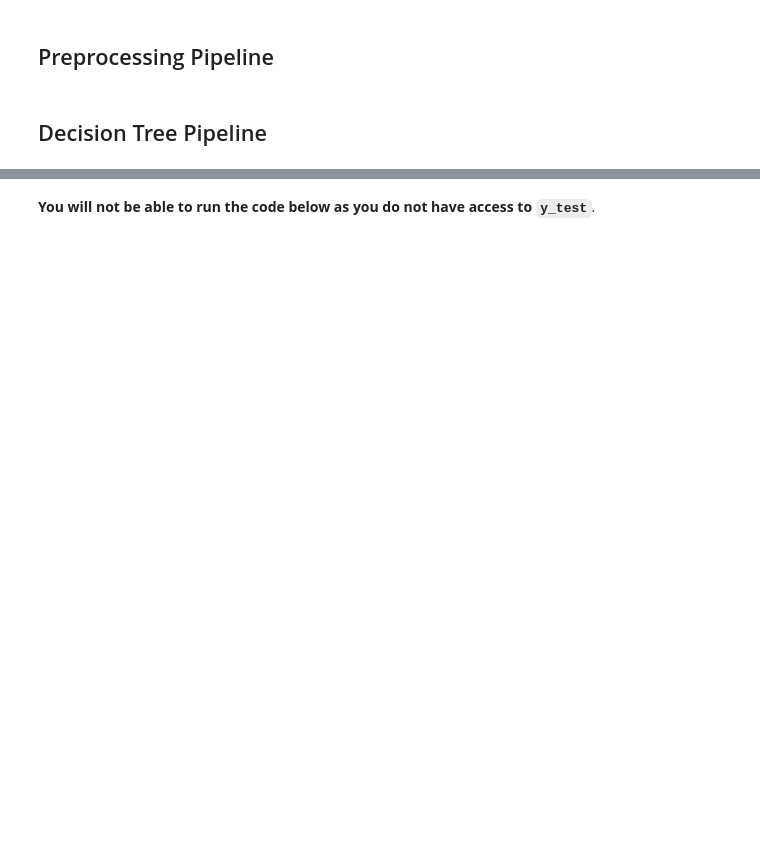
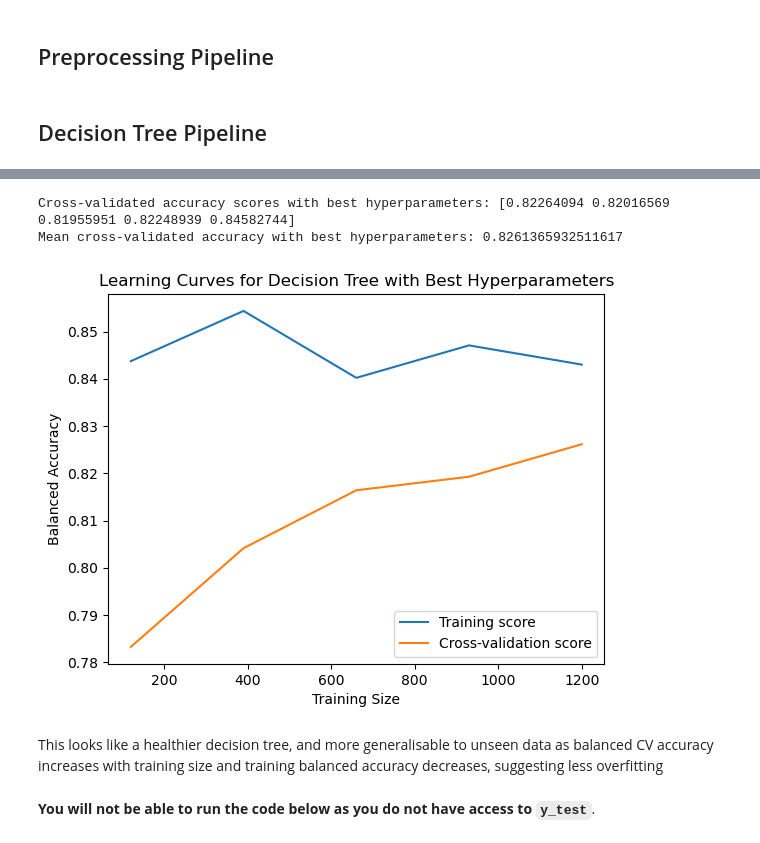
Before and after one commit to LillWawrence/healthcare_formative, a Jupyter notebook: Formative Data Analysis Task.ipynb, the cells around one changed output, grey strips where cells are left out. Drawn from its saved outputs; the diff is of its cells as text; code cells hidden in the pictures; blank space fills up the shorter version.

```diff
--- a/Formative Data Analysis Task.ipynb
+++ b/Formative Data Analysis Task.ipynb
@@ -134,0 +170,18 @@ decision_tree_pipeline = make_pipeline(
+# %%
+# random search to find optimal decision tree hyperparameters
+from sklearn.model_selection import RandomizedSearchCV
+
+param_dist = {
+    'decisiontreeclassifier__max_depth': [None, 5, 10, 20],
+    'decisiontreeclassifier__min_samples_split': [2, 5, 10],
+    'decisiontreeclassifier__min_samples_leaf': [1, 2, 4]
+}
+
+dt_random_search = RandomizedSearchCV(decision_tree_pipeline,
+                                      param_distributions=param_dist,
+                                      n_iter=10,
+                                      cv=5,
+                                      scoring='balanced_accuracy',
+                                      random_state=1)
+
+dt_random_search.fit(X_train, y_train)
@@ -135,3 +206,25 @@ decision_tree_pipeline = make_pipeline(
+# %%
+# re-running cross validation with the best hyperparameters from random search
+best_dt_pipeline = dt_random_search.best_estimator_
+best_dt_cv_scores = cross_val_score(best_dt_pipeline, X_train, y_train, cv=5, scoring='balanced_accuracy')
+print(f'Cross-validated accuracy scores with best hyperparameters: {best_dt_cv_scores}')
+print(f'Mean cross-validated accuracy with best hyperparameters: {best_dt_cv_scores.mean()}')
+
+# plotting learning curves for the decision tree with the best hyperparameters
+train_sizes, train_scores, test_scores = learning_curve(best_dt_pipeline, X_train, y_train, cv=5, scoring='balanced_accuracy')
+plt.plot(train_sizes, train_scores.mean(axis=1), label='Training score')
+plt.plot(train_sizes, test_scores.mean(axis=1), label='Cross-validation score')
+plt.xlabel('Training Size')
+plt.ylabel('Balanced Accuracy')
+plt.title('Learning Curves for Decision Tree with Best Hyperparameters')
+plt.legend()
+plt.show()
+# %% [output]
+Cross-validated accuracy scores with best hyperparameters: [0.82264094 0.82016569 0.81955951 0.82248939 0.84582744]
+Mean cross-validated accuracy with best hyperparameters: 0.8261365932511617
+[figure, added]
+# %% [markdown]
+This looks like a healthier decision tree, and more generalisable to unseen data as balanced CV accuracy increases with training size and training balanced accuracy decreases, suggesting less overfitting
 # %% [markdown]
 **You will not be able to run the code below as you do not have access to `y_test`**.
 # %%
```
Also changed, not shown: parts of 6 cells of this notebook.
